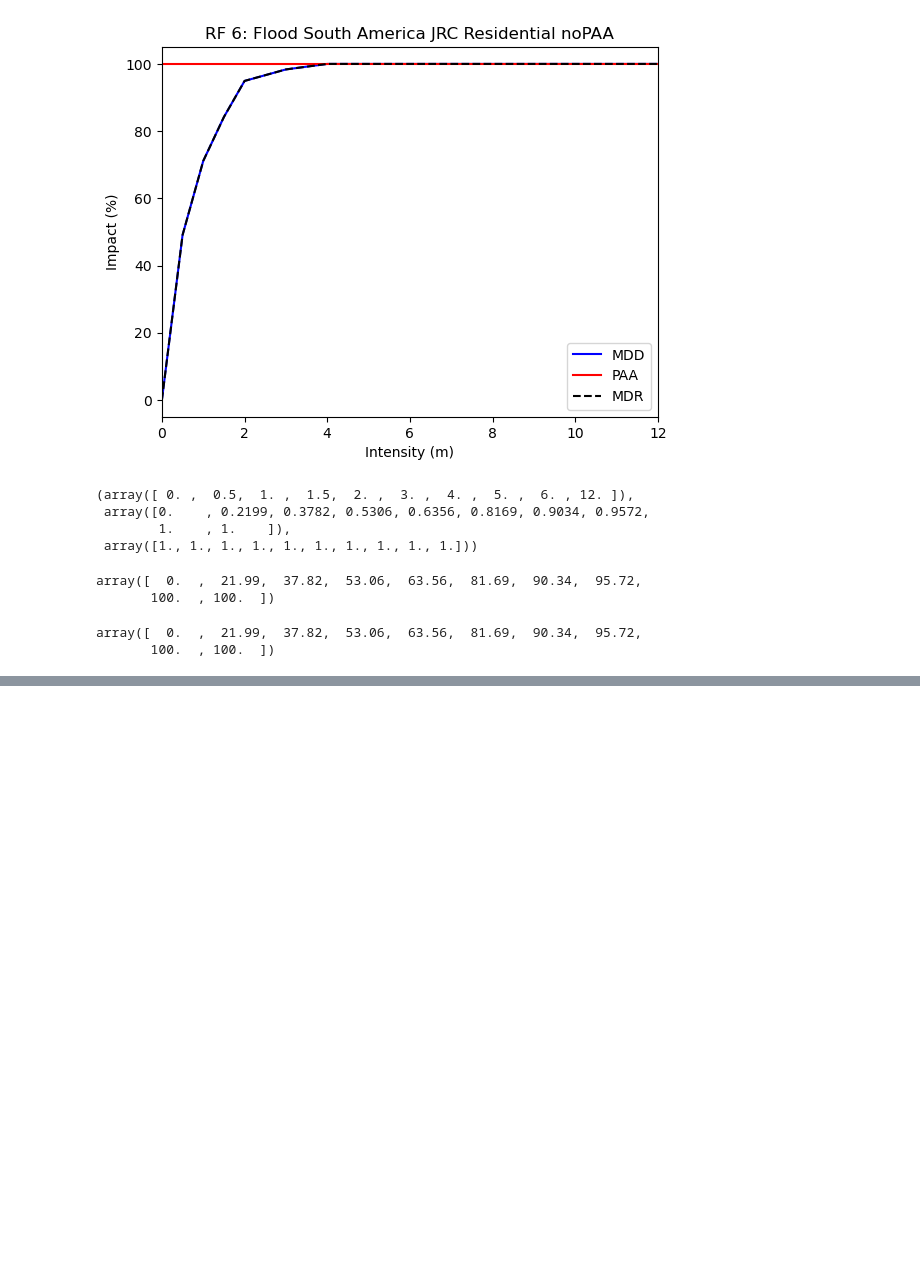
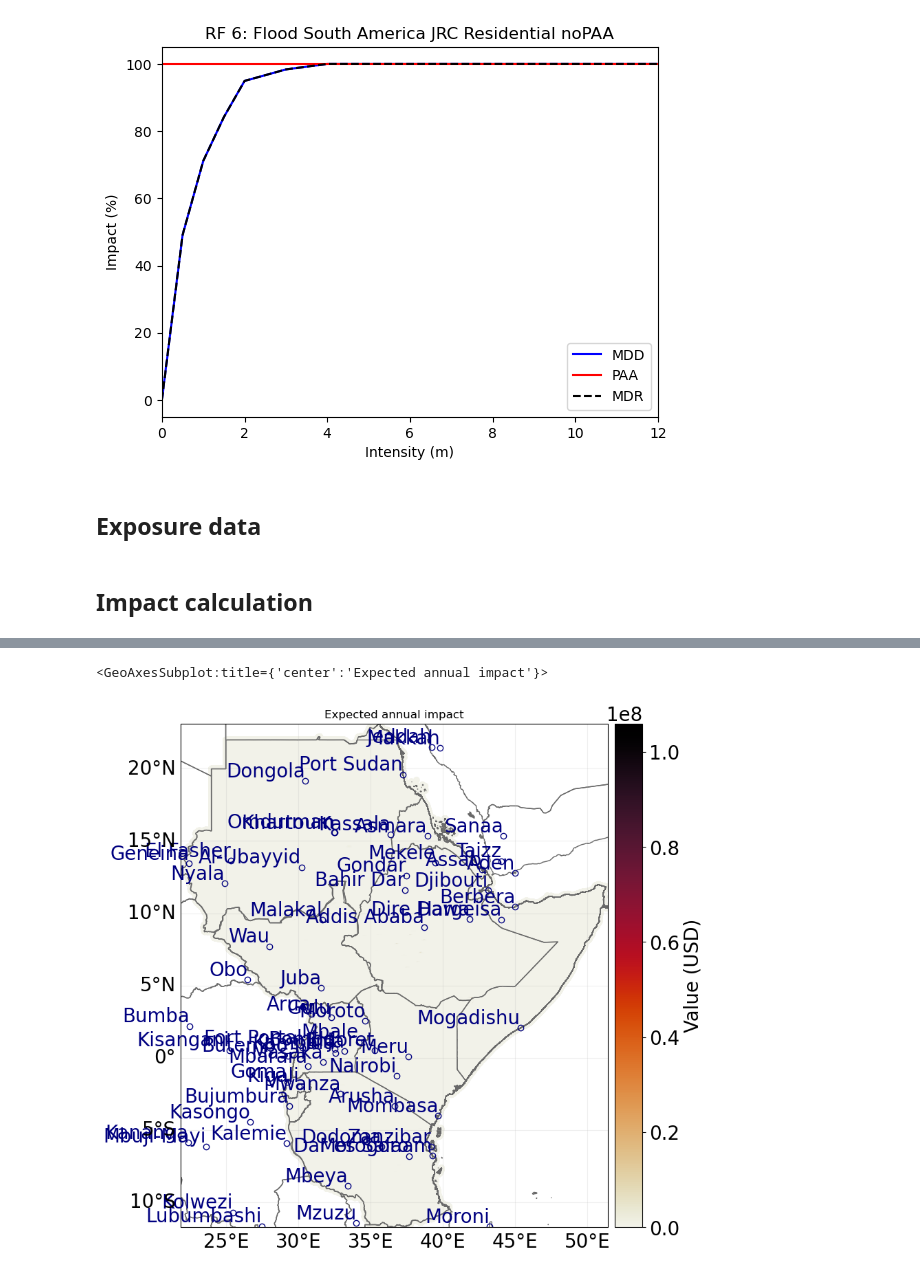
Before and after one commit to icpac-igad/ea-ibf-climada, a Jupyter notebook: floods/river_floods.ipynb, the cells around one changed output, grey strips where cells are left out. Saved outputs shown, nothing was run; the diff lists cells and outputs as text; code cells hidden in the pictures; blank space fills up the shorter version.

```diff
--- a/floods/river_floods.ipynb
+++ b/floods/river_floods.ipynb
@@ -41,17 +40,3 @@ impf_OCE[0].plot()
 [figure]
 [figure]
 [figure]
-# %%
-impf_AFR[0].intensity,impf_AFR[0].mdd,impf_AFR[0].paa
-
-impf_AFR[0].intensity,impf_AFR[0].mdd,impf_AFR[0].paa
-# %% [output]
-(array([ 0. ,  0.5,  1. ,  1.5,  2. ,  3. ,  4. ,  5. ,  6. , 12. ]),
- array([0.    , 0.2199, 0.3782, 0.5306, 0.6356, 0.8169, 0.9034, 0.9572,
-        1.    , 1.    ]),
- array([1., 1., 1., 1., 1., 1., 1., 1., 1., 1.]))
-# %%
-impf_AFR[0].mdd * impf_AFR[0].paa * 100
-# %% [output]
-array([  0.  ,  21.99,  37.82,  53.06,  63.56,  81.69,  90.34,  95.72,
-       100.  , 100.  ])
@@ -61,6 +43,22 @@ paa=[1., 1., 1., 1., 1., 1., 1., 1., 1., 1.]
-# %%
-import numpy as np
-np.multiply(mdd,paa)*100
-# %% [output]
-array([  0.  ,  21.99,  37.82,  53.06,  63.56,  81.69,  90.34,  95.72,
-       100.  , 100.  ])
+# %% [markdown]
+## Exposure data
+# %%
+from climada.entity import Exposures
+import pandas as pd
+
+file_path='/home/flood_data/LitPop_pc_2021_30arcsec_EA.csv'
+
+
+#file_path='/home/bulbul/Documents/07-2022/impact_weather_icpac/lab/ea_climada/KEN_2021.csv'
+ea_exp = Exposures(pd.read_csv(file_path))
+ea_exp.check()
+# %% [markdown]
+## Impact calculation
+# %%
+from climada.engine import Impact
+
+imp=Impact()
+imp.calc(ea_exp, impf_set,rf_rast,save_mat=False)
+#rf.plot_intensity(0)
+imp.plot_scatter_eai_exposure()
+# %% [output]
@@ -66,0 +66,2 @@ array([  0.  ,  21.99,  37.82,  53.06,  63.56,  81.69,  90.34,  95.72,
+<GeoAxesSubplot:title={'center':'Expected annual impact'}>
+[figure, added]
```
Also changed, not shown: parts of 4 cells of this notebook.
